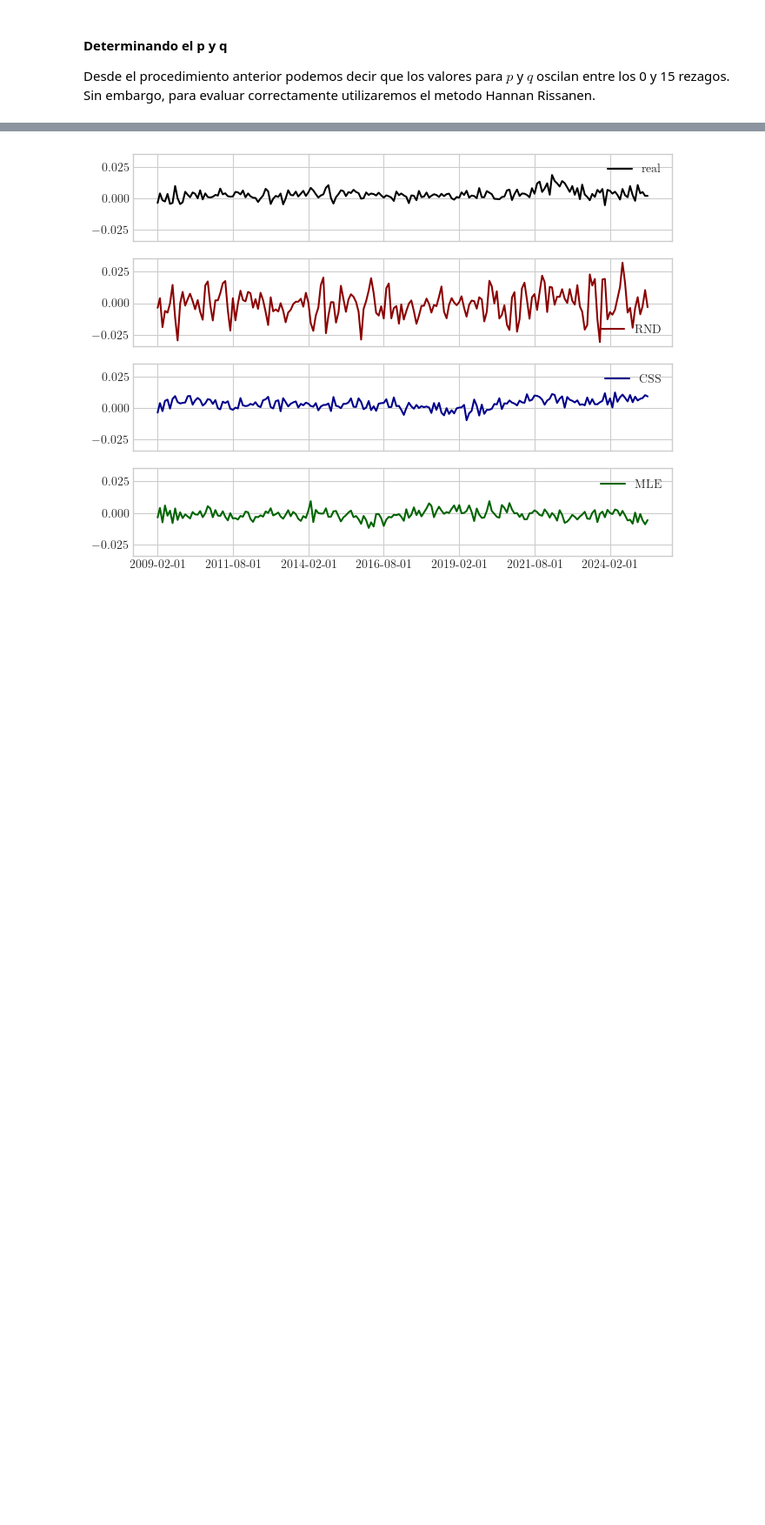
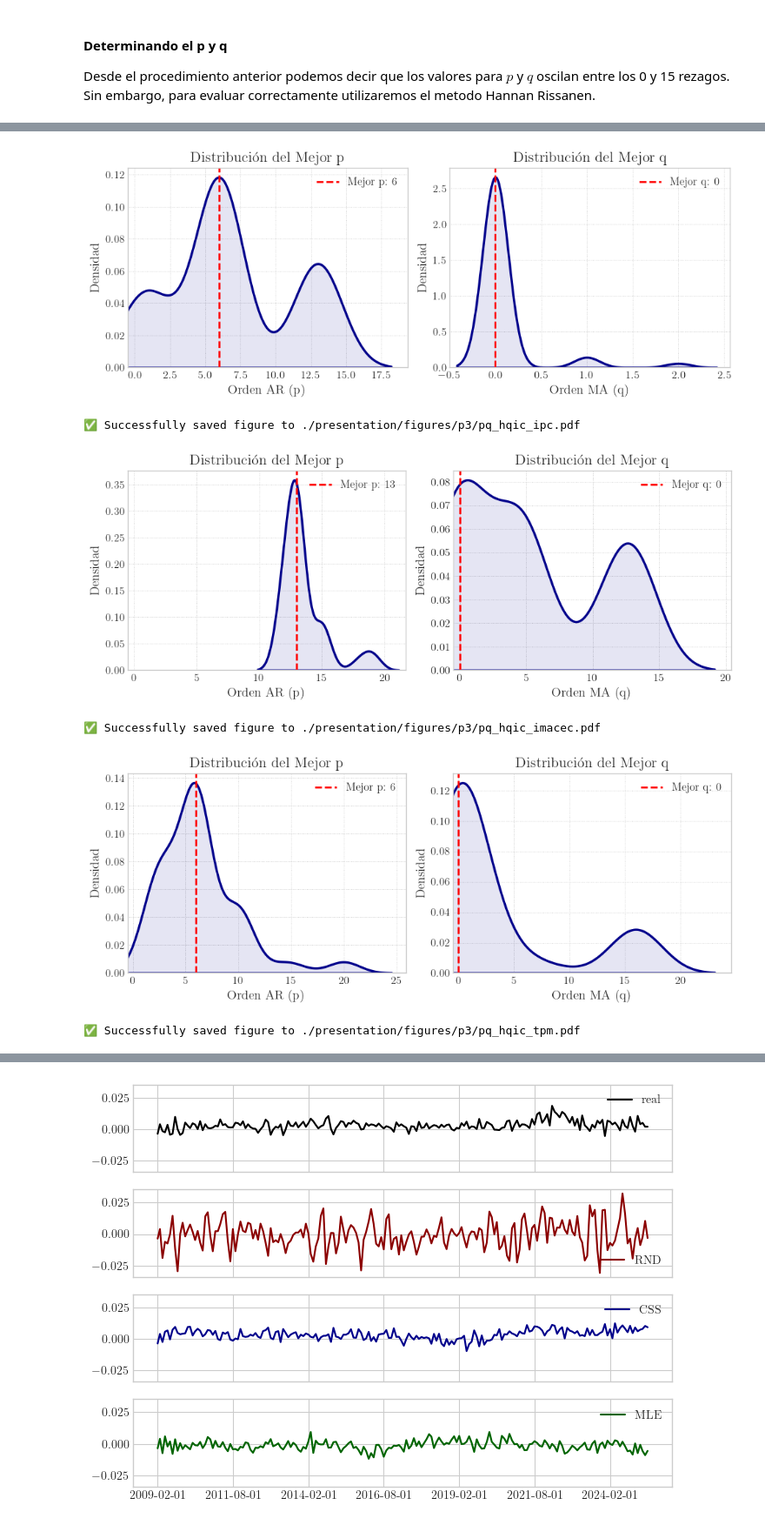
Before and after one commit to ensta630team/HW1---Python, a Jupyter notebook: presentation/notebooks/pregunta_3.ipynb, the cells around one changed output, grey strips where cells are left out. Shown at 87% size. Cells and saved outputs as stored; diff of their text form; code cells hidden in the pictures; blank space fills up the shorter version.

```diff
--- a/presentation/notebooks/pregunta_3.ipynb
+++ b/presentation/notebooks/pregunta_3.ipynb
@@ -147,3 +174,22 @@ LinAlgError: Singular matrix
+# %%
+fig, axes = plt.subplots(1, 2, figsize=(10, 4))
+fig, axes = uplot.plot_bootstrap_kde(results_ipc, fig=fig, axes=axes)
+uplot.save_figure(fig, './presentation/figures/p3/pq_{}_ipc.pdf'.format(criteria))
+
+fig, axes = plt.subplots(1, 2, figsize=(10, 4))
+fig, axes = uplot.plot_bootstrap_kde(results_imacec, fig=fig, axes=axes)
+uplot.save_figure(fig, './presentation/figures/p3/pq_{}_imacec.pdf'.format(criteria))
+
+fig, axes = plt.subplots(1, 2, figsize=(10, 4))
+fig, axes = uplot.plot_bootstrap_kde(results_tpm, fig=fig, axes=axes)
+uplot.save_figure(fig, './presentation/figures/p3/pq_{}_tpm.pdf'.format(criteria))
+# %% [output]
+[figure, added]
+✅ Successfully saved figure to ./presentation/figures/p3/pq_hqic_ipc.pdf
+[figure, added]
+✅ Successfully saved figure to ./presentation/figures/p3/pq_hqic_imacec.pdf
+[figure, added]
+✅ Successfully saved figure to ./presentation/figures/p3/pq_hqic_tpm.pdf
 # %%
 fig, axes = plt.subplots(1, 2, figsize=(8, 3))
 fig, axes = uplot.plot_hannan_rissanen_results(results=results_ipc,
```
Also changed, not shown: parts of 9 cells of this notebook, 25 other files.
